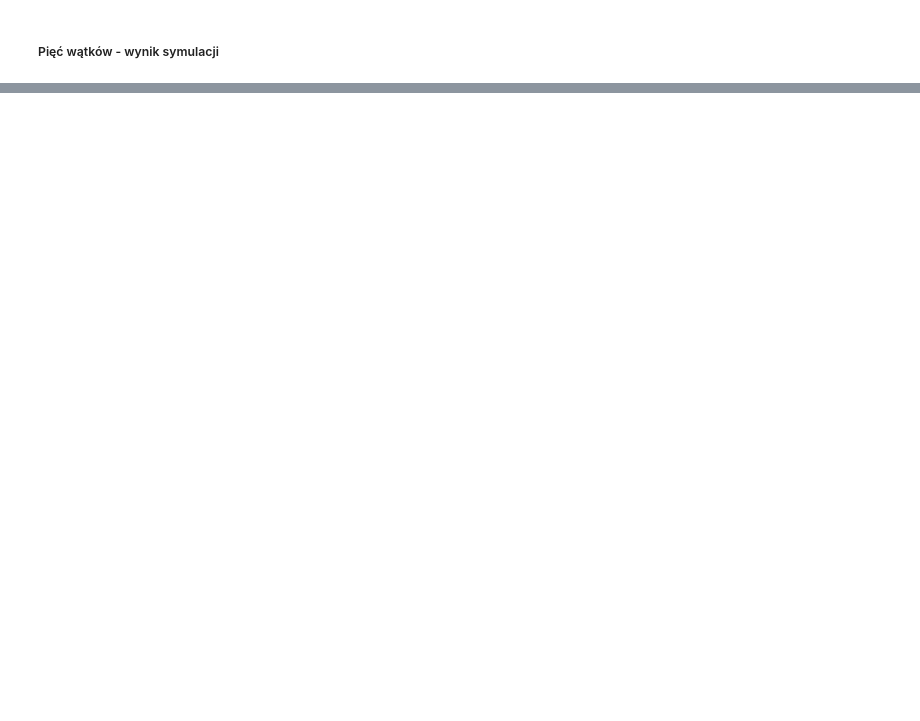
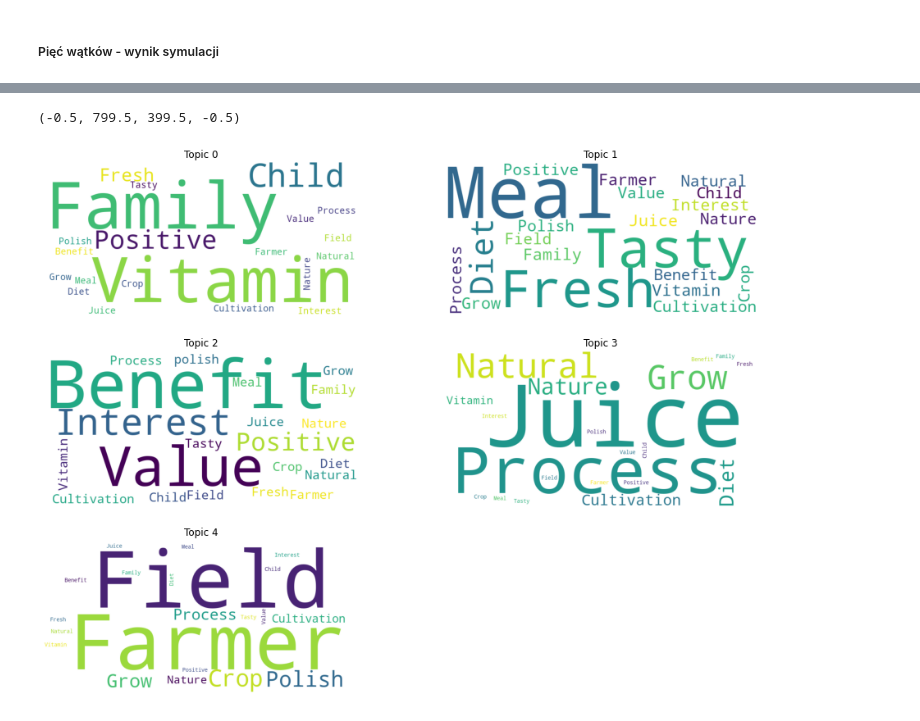
Before and after one commit to chomiczdawid/apprenticeship-project, a Jupyter notebook: 4_results_visualisation.ipynb, the cells around one changed output, grey strips where cells are left out. Drawn from its saved outputs; the diff is of its cells as text; code cells hidden in the pictures; blank space fills up the shorter version.

```diff
--- a/4_results_visualisation.ipynb
+++ b/4_results_visualisation.ipynb
@@ -151,0 +215,42 @@ Model dla 5 wątków
+# %%
+from wordcloud import WordCloud
+import matplotlib.pyplot as plt
+import matplotlib.image as mpimg
+
+wc = WordCloud(width=800, height=400, background_color='white',
+               max_words=1000, contour_width=3, contour_color='steelblue', collocations=False)
+
+fig = plt.figure(figsize=(16,12))
+plt.subplot(321)
+wc.generate_from_frequencies(frequencies=topic_1)
+a = wc.to_image()
+plt.title('Topic 0')
+plt.imshow(a)
+plt.axis('Off')
+plt.subplot(322)
+wc.generate_from_frequencies(frequencies=topic_2)
+b = wc.to_image()
+plt.title('Topic 1')
+plt.imshow(b)
+plt.axis('Off')
+plt.subplot(323)
+wc.generate_from_frequencies(frequencies=topic_3)
+c = wc.to_image()
+plt.title('Topic 2')
+plt.imshow(c)
+plt.axis('Off')
+plt.subplot(324)
+wc.generate_from_frequencies(frequencies=topic_4)
+d = wc.to_image()
+plt.title('Topic 3')
+plt.imshow(d)
+plt.axis('Off')
+plt.subplot(325)
+wc.generate_from_frequencies(frequencies=topic_5)
+e = wc.to_image()
+plt.title('Topic 4')
+plt.imshow(e)
+plt.axis('Off')
+# %% [output]
+(-0.5, 799.5, 399.5, -0.5)
+[figure, added]
```
Also changed, not shown: parts of 6 cells of this notebook.
